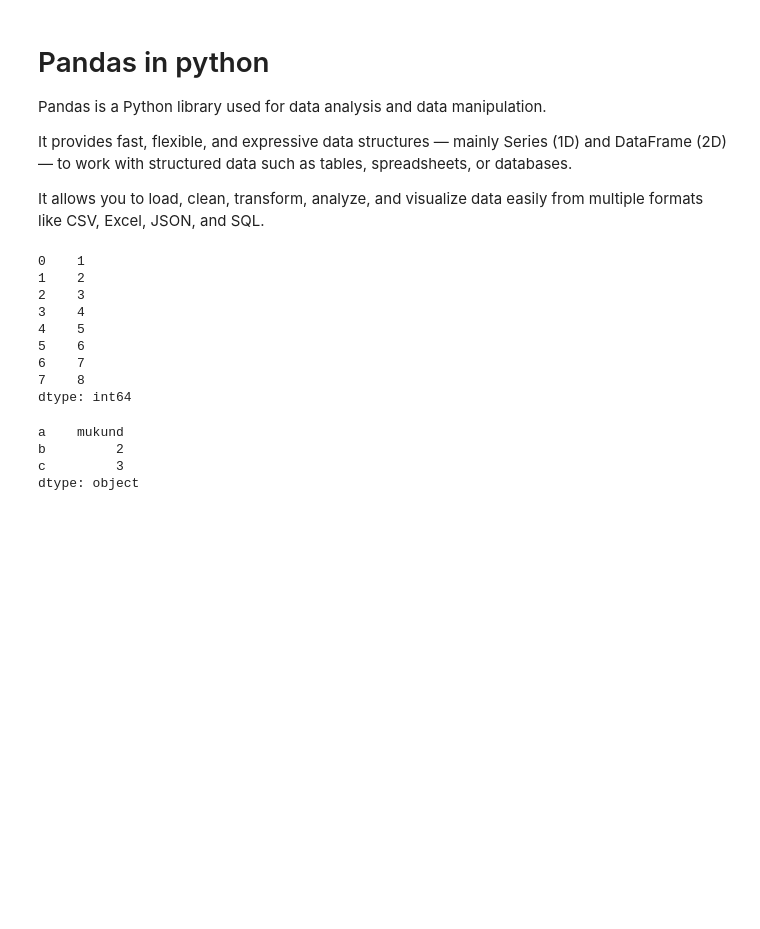
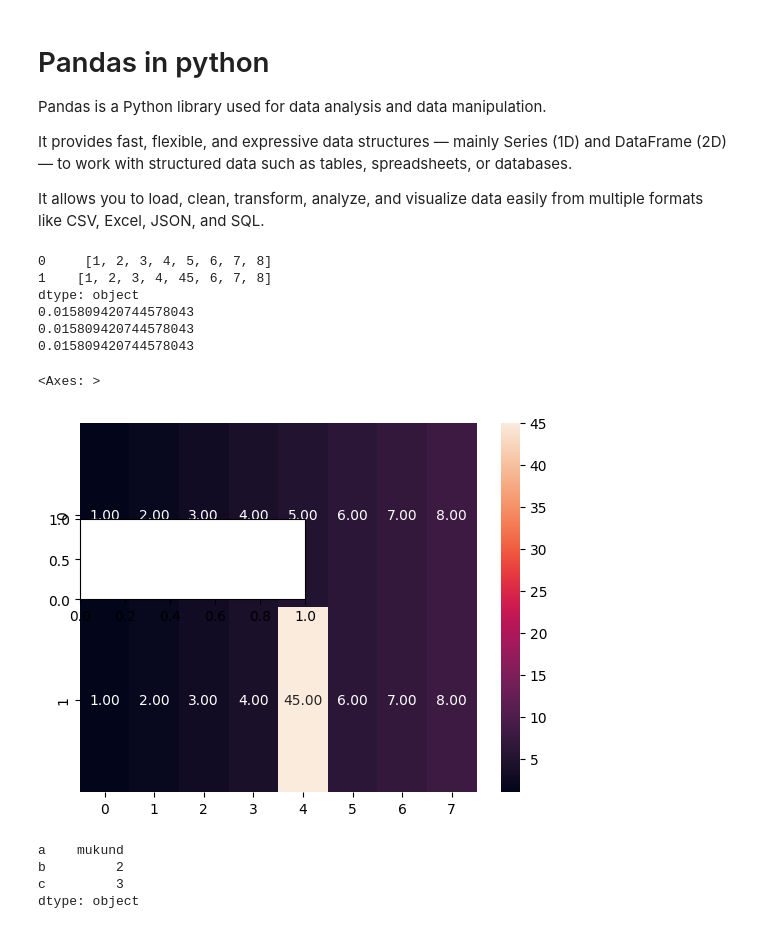
Before and after one commit to Mukundpatil-cd/data-science, a Jupyter notebook: data_analysis_with_python/pandas_basics.ipynb, the cells around one changed output. Cells and saved outputs as stored; diff of their text form; code cells hidden in the pictures; blank space fills up the shorter version.

Commit message:
pandas_data manipulations

```diff
--- a/data_analysis_with_python/pandas_basics.ipynb
+++ b/data_analysis_with_python/pandas_basics.ipynb
@@ -11,18 +16,28 @@ import pandas as pd
 # %%
 ### series with list
-data=[1,2,3,4,5,6,7,8]
+data=[[1,2,3,4,5,6,7,8],[1,2,3,4,45,6,7,8]]
 s=pd.Series(data)
 print(s)
+
+start = time.time()
+df=pd.DataFrame(data)
+sb.heatmap(data, annot=True, fmt=".2f")
+end = time.time()
+total_time=(end-start)/60
+
+print(total_time)
+print(total_time)
+print(total_time)
+plt.subplot(4 , 2 , 3)
 # %% [output]
-0    1
-1    2
-2    3
-3    4
-4    5
-5    6
-6    7
-7    8
-dtype: int64
+0     [1, 2, 3, 4, 5, 6, 7, 8]
+1    [1, 2, 3, 4, 45, 6, 7, 8]
+dtype: object
+0.015809420744578043
+0.015809420744578043
+0.015809420744578043
+<Axes: >
+[figure, added]
 # %%
 ### series with dict
 data={
```
Also changed, not shown: parts of 19 cells of this notebook.
